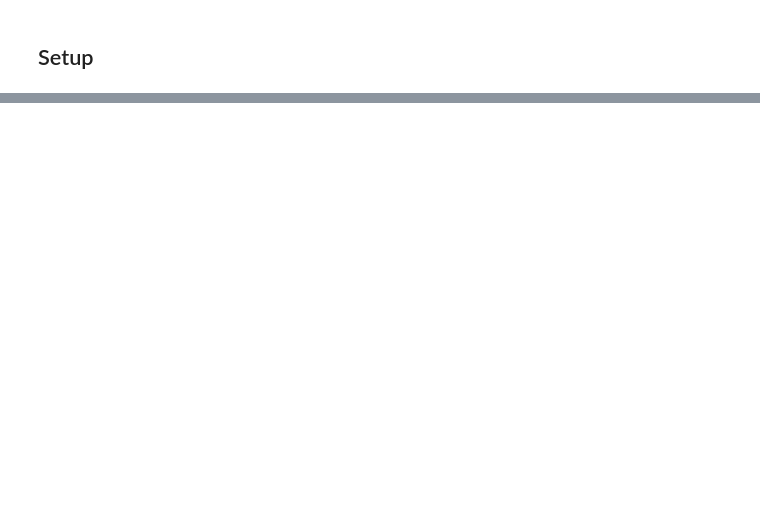
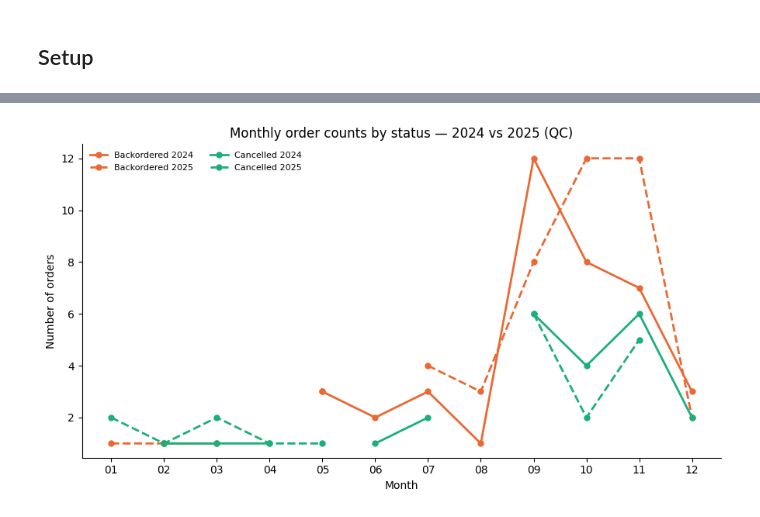
Before and after one commit to Mor-analyze/Quebec-tire-fulfillment-analysis, a Jupyter notebook: notebooks/analysis.ipynb, the cells around one changed output, grey strips where cells are left out. Saved outputs shown, nothing was run; the diff lists cells and outputs as text; code cells hidden in the pictures; blank space fills up the shorter version.

Commit message:
Clean up notebook: remove dead ends, add narrative, fix date-range bug

```diff
--- a/notebooks/analysis.ipynb
+++ b/notebooks/analysis.ipynb
@@ -127,0 +9,19 @@ See `../report/Quebec_Winter_Tire_Report.docx` for the full write-up, recommenda
+# %%
+import sqlite3
+import pandas as pd
+import matplotlib.pyplot as plt
+import numpy as np
+
+pd.set_option('display.max_rows', 100)
+pd.set_option('display.max_columns', 50)
+pd.set_option('display.width', 150)
+
+DB_PATH = '../data/tire_distributor.db'  # adjust if running outside the repo structure
+conn = sqlite3.connect(DB_PATH)
+
+def q(sql, params=None):
+    """Run a SQL query against the database and return a DataFrame."""
+    return pd.read_sql_query(sql, conn, params=params)
+
+print('Connected. Tables available:')
+print(q("SELECT name FROM sqlite_master WHERE type='table'"))
@@ -127,0 +84,46 @@ See `../report/Quebec_Winter_Tire_Report.docx` for the full write-up, recommenda
+# %%
+### count orders by status per month, 2024 vs 2025
+import matplotlib.pyplot as plt
+
+monthly= q("""
+SELECT
+  strftime('%Y', orders.order_date) AS year,
+  strftime('%m', orders.order_date) AS month,
+  orders.status,
+  COUNT(*) AS n_orders
+FROM orders
+JOIN CUSTOMERS ON orders.customer_id = customers.customer_id
+WHERE strftime('%Y', orders.order_date) IN ('2024', '2025')
+AND orders.STATUS IN ('Backordered', 'Cancelled')
+AND customers.PROVINCE ='QC'
+group by year, month, status
+ORDER BY month, year, status
+""")
+
+
+month_order = [f'{m:02d}' for m in range(1, 13)]
+
+status_colors = {
+    'Backordered': '#eb6834',
+    'Cancelled': '#1baf7a',
+}
+year_styles = {'2024': '-', '2025': '--'}
+
+fig, ax = plt.subplots(figsize=(9, 5))
+for status, color in status_colors.items():
+    for year, style in year_styles.items():
+        sub = (monthly[(monthly['status'] == status) & (monthly['year'] == year)]
+               .set_index('month')
+               .reindex(month_order)['n_orders'])
+        ax.plot(month_order, sub.values, color=color, linestyle=style, linewidth=2,
+                marker='o', markersize=5, label=f'{status} {year}')
+
+ax.set_xlabel('Month')
+ax.set_ylabel('Number of orders')
+ax.set_title('Monthly order counts by status — 2024 vs 2025 (QC)')
+ax.legend(ncol=2, fontsize=8, frameon=False)
+ax.spines[['top', 'right']].set_visible(False)
+plt.tight_layout()
+plt.show()
+# %% [output]
+[figure, added]
```
Also changed, not shown: parts of 43 cells of this notebook.
